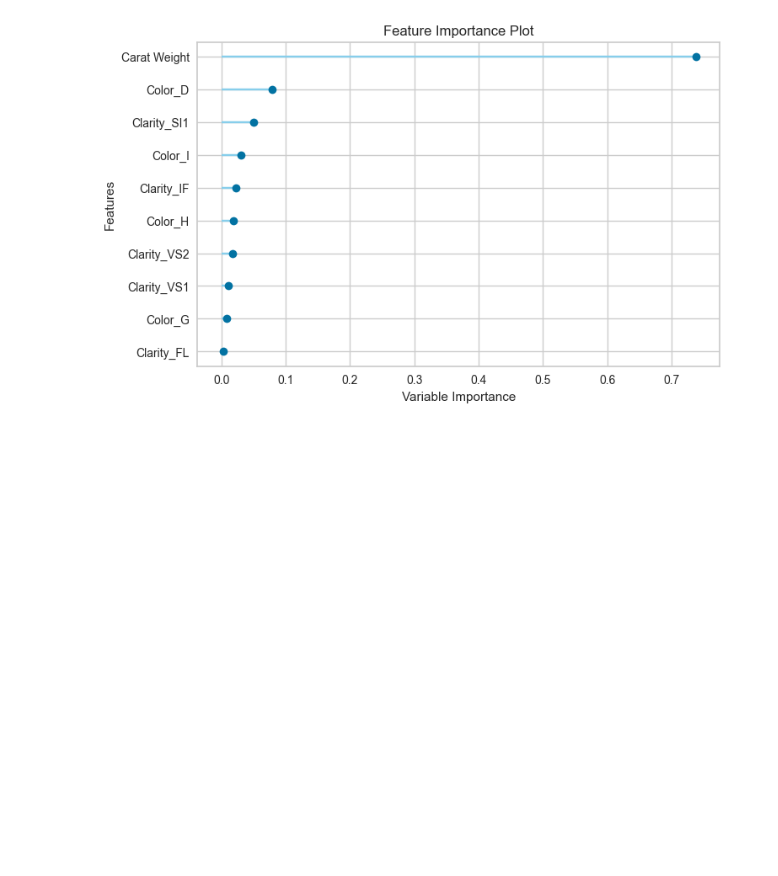
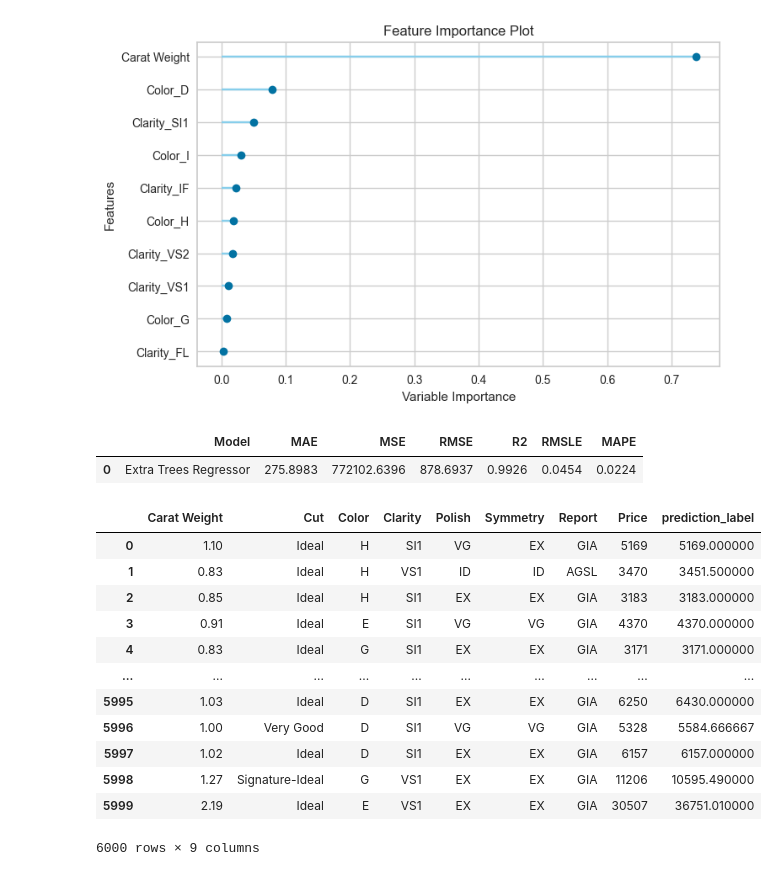
Before and after one commit to ilyan146/ml_playground, a Jupyter notebook: nb_ml.ipynb, the cells around one changed output. Cells and saved outputs as stored; diff of their text form; code cells hidden in the pictures; blank space fills up the shorter version.

```diff
--- a/nb_ml.ipynb
+++ b/nb_ml.ipynb
@@ -75,3 +80,24 @@ plot_model(et, plot="feature")
 [interactive output not drawn]
 [interactive output not drawn]
 [figure]
+# %%
+# Plotting actual vs predicted with the pycaret model
+predictions = predict_model(et_model, data=dataset)
+
+predictions
+# %% [output]
+|  | Model | MAE | MSE | RMSE | R2 | RMSLE | MAPE |
+| 0 | Extra Trees Regressor | 275.8983 | 772102.6396 | 878.6937 | 0.9926 | 0.0454 | 0.0224 |
+|  | Carat Weight | Cut | Color | Clarity | Polish | Symmetry | Report | Price | prediction_label |
+| 0 | 1.10 | Ideal | H | SI1 | VG | EX | GIA | 5169 | 5169.000000 |
+| 1 | 0.83 | Ideal | H | VS1 | ID | ID | AGSL | 3470 | 3451.500000 |
+| 2 | 0.85 | Ideal | H | SI1 | EX | EX | GIA | 3183 | 3183.000000 |
+| 3 | 0.91 | Ideal | E | SI1 | VG | VG | GIA | 4370 | 4370.000000 |
+| 4 | 0.83 | Ideal | G | SI1 | EX | EX | GIA | 3171 | 3171.000000 |
+| ... | ... | ... | ... | ... | ... | ... | ... | ... | ... |
+| 5995 | 1.03 | Ideal | D | SI1 | EX | EX | GIA | 6250 | 6430.000000 |
+| 5996 | 1.00 | Very Good | D | SI1 | VG | VG | GIA | 5328 | 5584.666667 |
+| 5997 | 1.02 | Ideal | D | SI1 | EX | EX | GIA | 6157 | 6157.000000 |
+| 5998 | 1.27 | Signature-Ideal | G | VS1 | EX | EX | GIA | 11206 | 10595.490000 |
+| 5999 | 2.19 | Ideal | E | VS1 | EX | EX | GIA | 30507 | 36751.010000 |
+6000 rows × 9 columns
```
Also changed, not shown: parts of 13 cells of this notebook, 1 other file.
